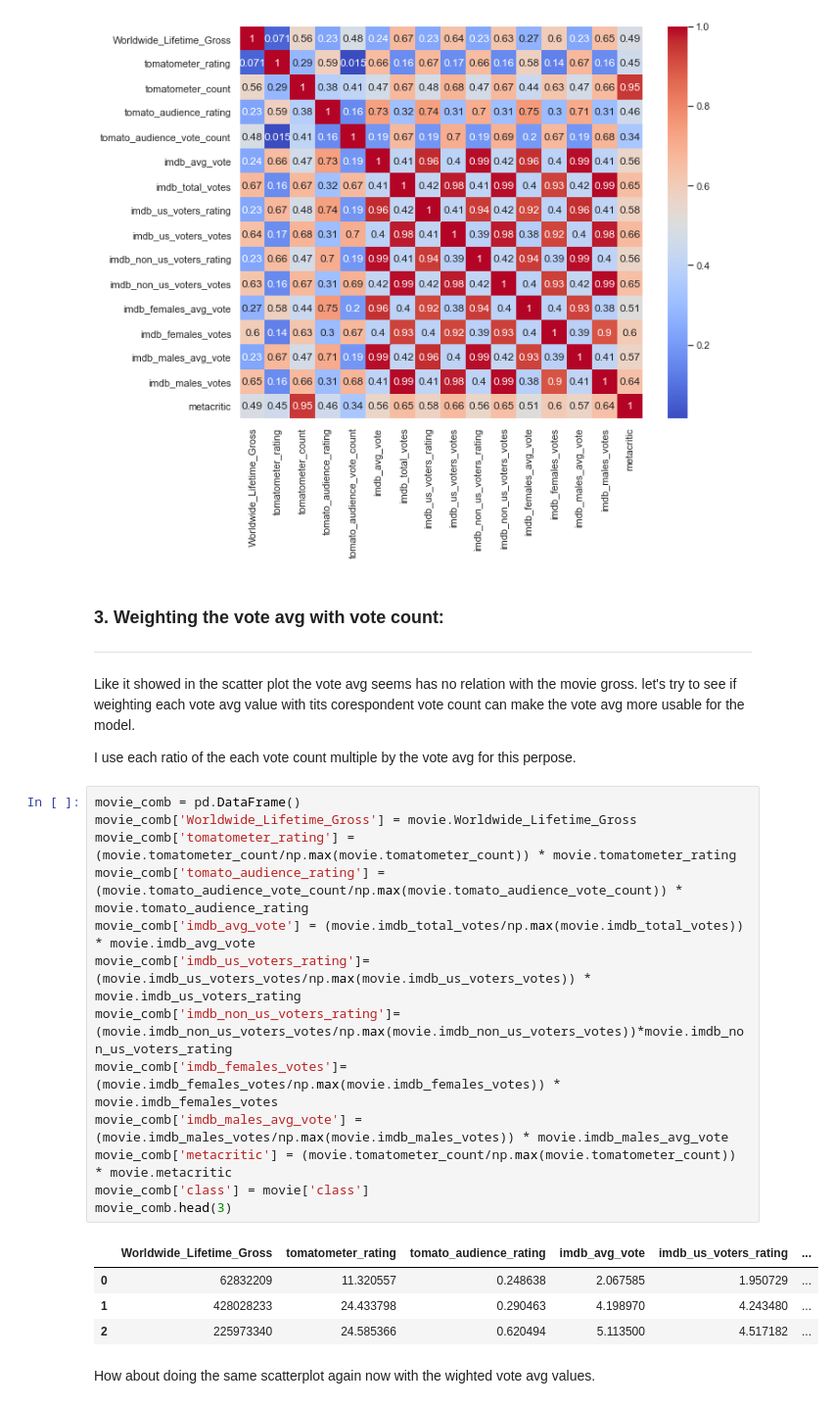
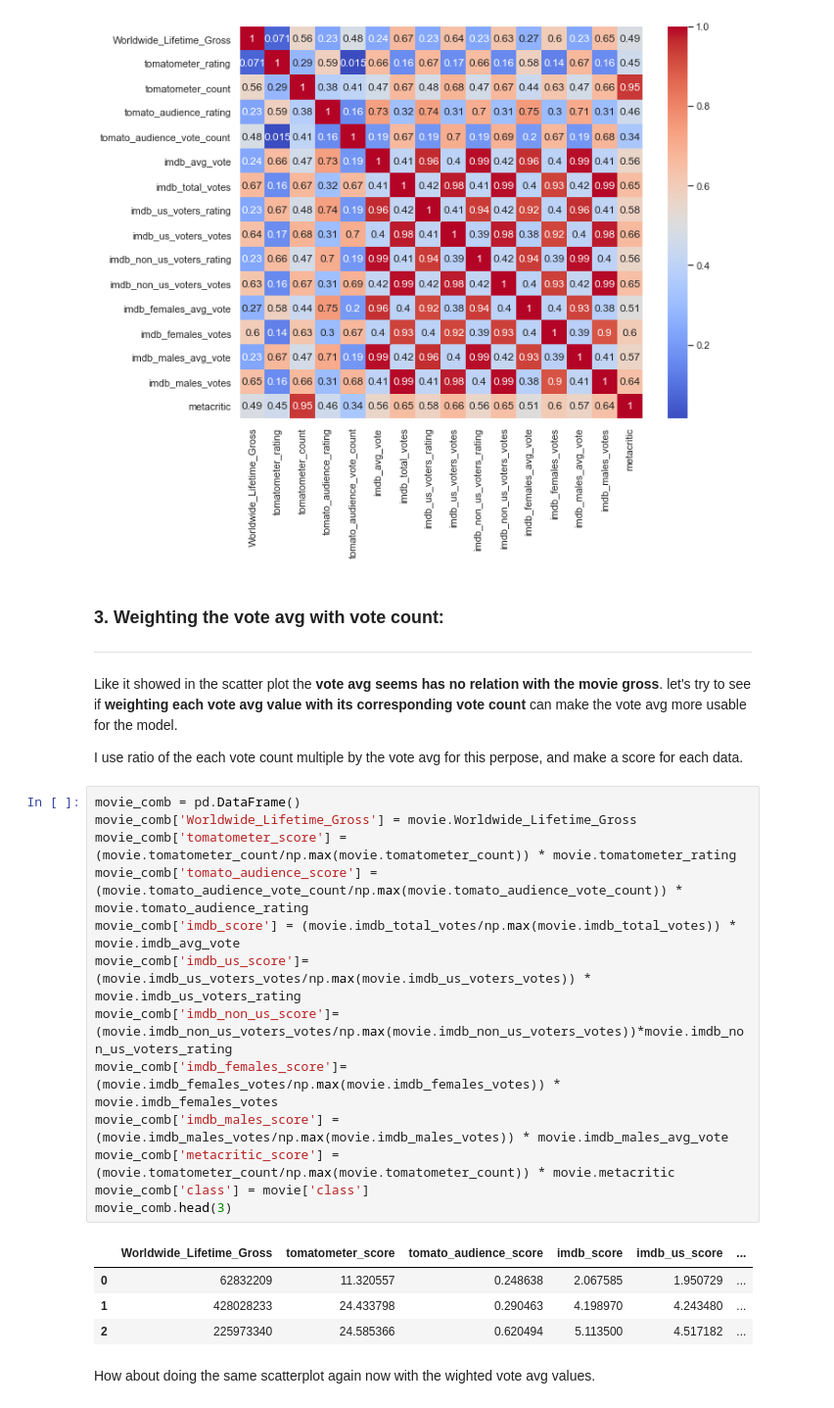
Before and after one commit to AminKafka/Movie-Boxoffice-Prediction-With-Critics-Votes, a Jupyter notebook: notebooks/EDA.ipynb, the cells around one changed output. Shown at 98% size. Drawn from its saved outputs; the diff is of its cells as text.

```diff
--- a/notebooks/EDA.ipynb
+++ b/notebooks/EDA.ipynb
@@ -302,24 +304,24 @@ _ = sns.heatmap(movie.corr(),cmap='coolwarm', annot=True)
 ### 3. Weighting the vote avg with vote count:
 ***
 
-Like it showed in the scatter plot the vote avg seems has no relation with the movie gross. let's try to see if weighting each vote avg value with tits corespondent vote count can make the vote avg more usable for the model.
+Like it showed in the scatter plot the __vote avg seems has no relation with the movie gross__. let's try to see if __weighting each vote avg value with its corresponding vote count__ can make the vote avg more usable for the model.
 
-I use each ratio of the each vote count multiple by the vote avg for this perpose.
+I use ratio of the each vote count multiple by the vote avg for this perpose, and make a score for each data.
 # %%
 movie_comb = pd.DataFrame()
 movie_comb['Worldwide_Lifetime_Gross'] = movie.Worldwide_Lifetime_Gross
-movie_comb['tomatometer_rating'] = (movie.tomatometer_count/np.max(movie.tomatometer_count)) * movie.tomatometer_rating
-movie_comb['tomato_audience_rating'] = (movie.tomato_audience_vote_count/np.max(movie.tomato_audience_vote_count)) * movie.tomato_audience_rating
-movie_comb['imdb_avg_vote'] = (movie.imdb_total_votes/np.max(movie.imdb_total_votes)) * movie.imdb_avg_vote
-movie_comb['imdb_us_voters_rating']=(movie.imdb_us_voters_votes/np.max(movie.imdb_us_voters_votes)) * movie.imdb_us_voters_rating
-movie_comb['imdb_non_us_voters_rating']=(movie.imdb_non_us_voters_votes/np.max(movie.imdb_non_us_voters_votes))*movie.imdb_non_us_voters_rating
-movie_comb['imdb_females_votes']=(movie.imdb_females_votes/np.max(movie.imdb_females_votes)) * movie.imdb_females_votes
-movie_comb['imdb_males_avg_vote'] = (movie.imdb_males_votes/np.max(movie.imdb_males_votes)) * movie.imdb_males_avg_vote
-movie_comb['metacritic'] = (movie.tomatometer_count/np.max(movie.tomatometer_count)) * movie.metacritic
+movie_comb['tomatometer_score'] = (movie.tomatometer_count/np.max(movie.tomatometer_count)) * movie.tomatometer_rating
+movie_comb['tomato_audience_score'] = (movie.tomato_audience_vote_count/np.max(movie.tomato_audience_vote_count)) * movie.tomato_audience_rating
+movie_comb['imdb_score'] = (movie.imdb_total_votes/np.max(movie.imdb_total_votes)) * movie.imdb_avg_vote
+movie_comb['imdb_us_score']=(movie.imdb_us_voters_votes/np.max(movie.imdb_us_voters_votes)) * movie.imdb_us_voters_rating
+movie_comb['imdb_non_us_score']=(movie.imdb_non_us_voters_votes/np.max(movie.imdb_non_us_voters_votes))*movie.imdb_non_us_voters_rating
+movie_comb['imdb_females_score']=(movie.imdb_females_votes/np.max(movie.imdb_females_votes)) * movie.imdb_females_votes
+movie_comb['imdb_males_score'] = (movie.imdb_males_votes/np.max(movie.imdb_males_votes)) * movie.imdb_males_avg_vote
+movie_comb['metacritic_score'] = (movie.tomatometer_count/np.max(movie.tomatometer_count)) * movie.metacritic
 movie_comb['class'] = movie['class']
 movie_comb.head(3)
 # %% [output]
-|  | Worldwide_Lifetime_Gross | tomatometer_rating | tomato_audience_rating | imdb_avg_vote | imdb_us_voters_rating | ... |
+|  | Worldwide_Lifetime_Gross | tomatometer_score | tomato_audience_score | imdb_score | imdb_us_score | ... |
 | 0 | 62832209 | 11.320557 | 0.248638 | 2.067585 | 1.950729 | ... |
 | 1 | 428028233 | 24.433798 | 0.290463 | 4.198970 | 4.243480 | ... |
 | 2 | 225973340 | 24.585366 | 0.620494 | 5.113500 | 4.517182 | ... |
```
Also changed, not shown: parts of 10 cells of this notebook.
